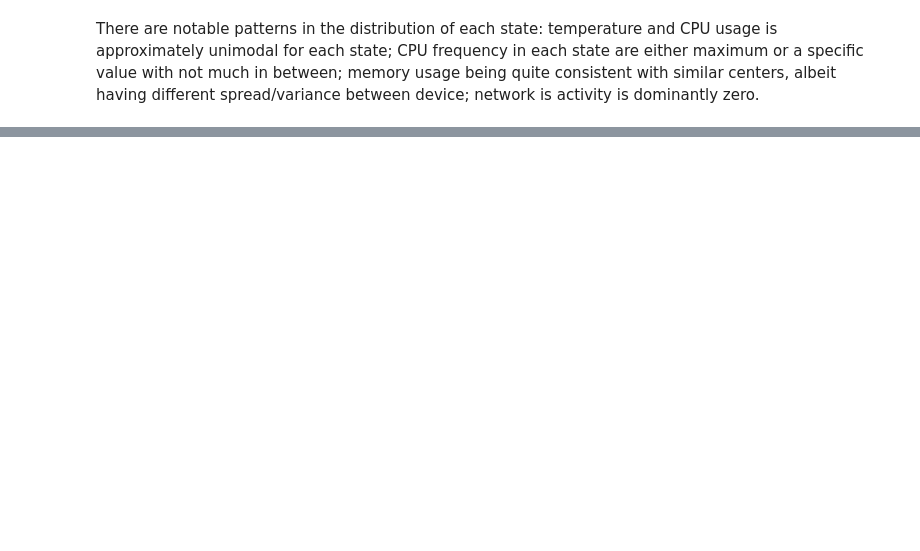
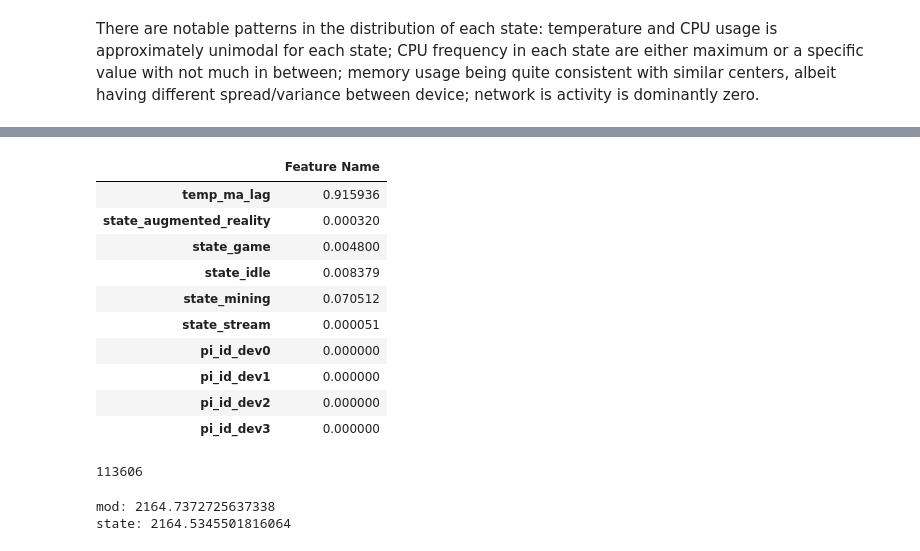
Before and after one commit to CuriousChum/jsc370, a Jupyter notebook: final_report.ipynb, the cells around one changed output, grey strips where cells are left out. Saved outputs shown, nothing was run; the diff lists cells and outputs as text; code cells hidden in the pictures; blank space fills up the shorter version.

```diff
--- a/final_report.ipynb
+++ b/final_report.ipynb
@@ -380,0 +536,16 @@ for mse_ in mse_part:
+# %%
+pd.DataFrame(xgb_state.feature_importances_,
+             columns=["Feature Name"],
+             index=xgb_state.feature_names_in_)
+# %% [output]
+|  | Feature Name |
+| temp_ma_lag | 0.915936 |
+| state_augmented_reality | 0.000320 |
+| state_game | 0.004800 |
+| state_idle | 0.008379 |
+| state_mining | 0.070512 |
+| state_stream | 0.000051 |
+| pi_id_dev0 | 0.000000 |
+| pi_id_dev1 | 0.000000 |
+| pi_id_dev2 | 0.000000 |
+| pi_id_dev3 | 0.000000 |
@@ -380,0 +554,48 @@ for mse_ in mse_part:
+# %%
+xgb_mod_ = XGBRegressor(
+    n_estimators=200,
+    max_depth=3,
+    learning_rate=0.05,
+    objective="reg:squarederror",
+    n_jobs=-1
+)
+xgb_state_ = XGBRegressor(
+    n_estimators=200,
+    max_depth=3,
+    learning_rate=0.05,
+    objective="reg:squarederror",
+    n_jobs=-1
+)
+
+mse_state_ = []
+mse_mod_ = []
+
+runs = df_model["run_id"].unique()
+for run in runs:
+    mse1 = []
+    mse2 = []
+    run_idx = np.where(df_model["run_id"] == run)[0]
+    for train_idx, val_idx in tsscv.split(run_idx):
+        xgb_mod_.fit(X[train_idx], y[train_idx])
+        xgb_state_.fit(X_state[train_idx], y[train_idx])
+        y_preds_mod = xgb_mod.predict(X[val_idx])
+        y_preds_state = xgb_state.predict(X_state[val_idx])
+        mse1.append(mse(y_preds_mod, y[val_idx]))
+        mse2.append(mse(y_preds_state, y[val_idx]))
+    mse_mod_.append(mse1)
+    mse_state_.append(mse2)
+
+gc.collect()
+# %% [output]
+113606
+# %%
+# check losses
+
+mse_mod_ = np.array(mse_mod_)
+mse_state_ = np.array(mse_state_)
+
+print("mod:", mse_mod_.mean())
+print("state:", mse_state_.mean())
+# %% [output]
+mod: 2164.7372725637338
+state: 2164.5345501816064
```
Also changed, not shown: parts of 36 cells of this notebook, 11 other files.
